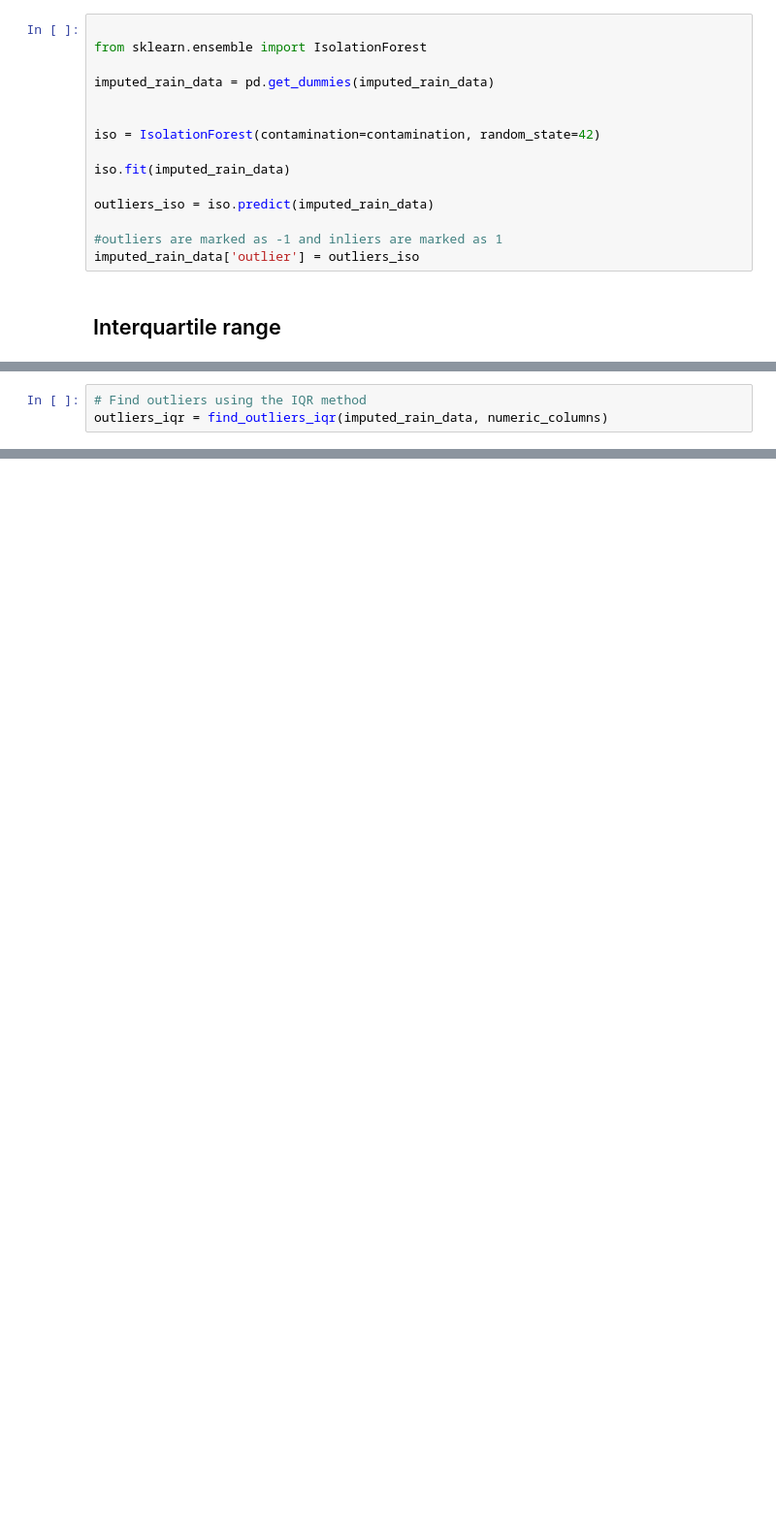
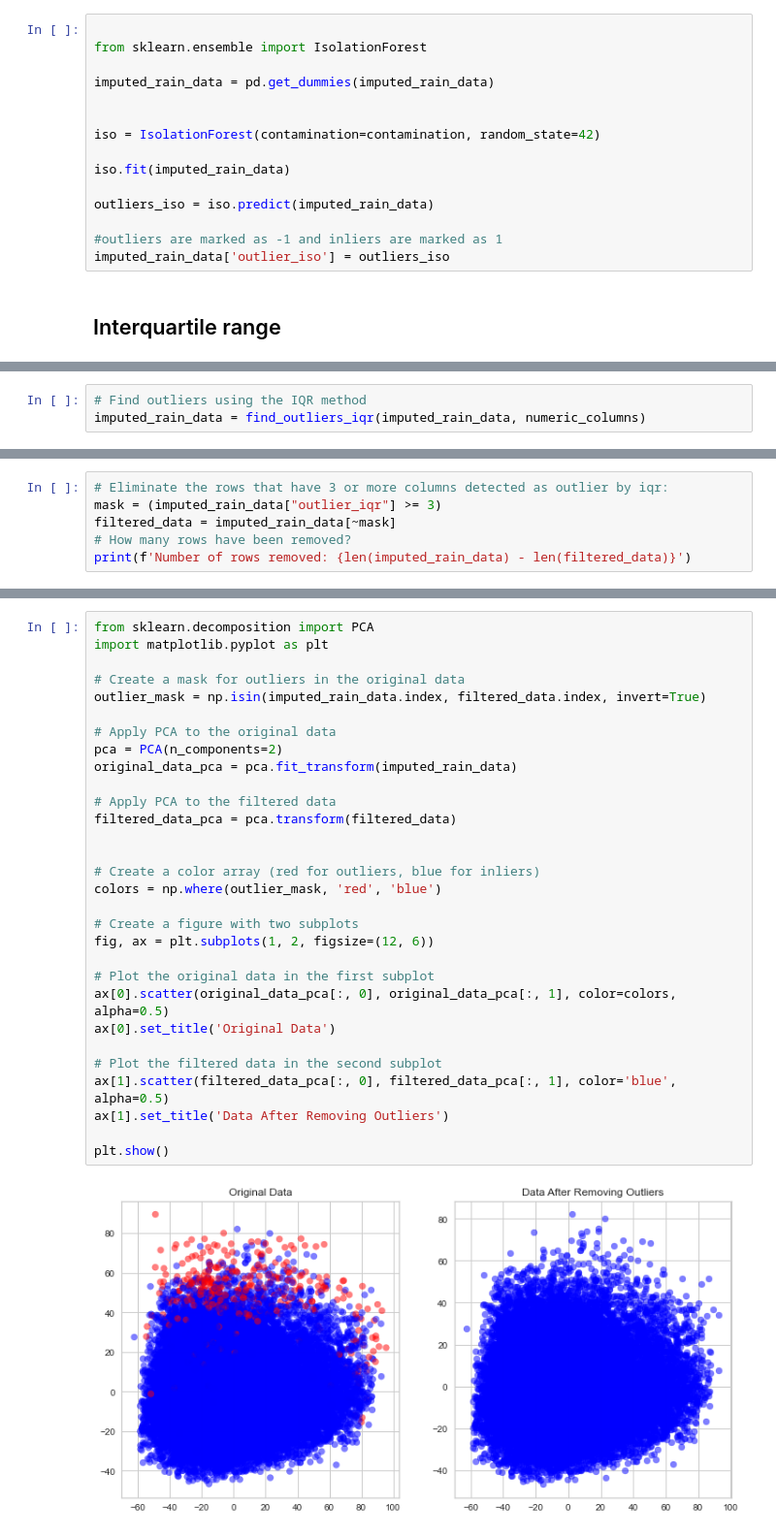
Before and after one commit to rogerbaiges/MLP-Model-Improvement-Project, a Jupyter notebook: src/MLP-lluc.ipynb, the cells around one changed output, grey strips where cells are left out. Shown at 97% size. Saved outputs shown, nothing was run; the diff lists cells and outputs as text; blank space fills up the shorter version.

```diff
--- a/src/MLP-lluc.ipynb
+++ b/src/MLP-lluc.ipynb
@@ -433,7 +412,7 @@ iso.fit(imputed_rain_data)
 outliers_iso = iso.predict(imputed_rain_data)
 
 #outliers are marked as -1 and inliers are marked as 1
-imputed_rain_data['outlier'] = outliers_iso
+imputed_rain_data['outlier_iso'] = outliers_iso
 # %% [markdown]
 ## Interquartile range
 # %%
@@ -475,5 +450,5 @@ def find_outliers_iqr(data, numerical_columns, categorical_columns=None):
 # %%
 # Find outliers using the IQR method
-outliers_iqr = find_outliers_iqr(imputed_rain_data, numeric_columns)
+imputed_rain_data = find_outliers_iqr(imputed_rain_data, numeric_columns)
 # %%
 
@@ -492,0 +475,6 @@ print(outliers_iqr['MinTemp'])
+# %%
+# Eliminate the rows that have 3 or more columns detected as outlier by iqr:
+mask = (imputed_rain_data["outlier_iqr"] >= 3)
+filtered_data = imputed_rain_data[~mask]
+# How many rows have been removed?
+print(f'Number of rows removed: {len(imputed_rain_data) - len(filtered_data)}')
@@ -492,0 +487,32 @@ print(outliers_iqr['MinTemp'])
+# %%
+from sklearn.decomposition import PCA
+import matplotlib.pyplot as plt
+
+# Create a mask for outliers in the original data
+outlier_mask = np.isin(imputed_rain_data.index, filtered_data.index, invert=True)
+
+# Apply PCA to the original data
+pca = PCA(n_components=2)
+original_data_pca = pca.fit_transform(imputed_rain_data)
+
+# Apply PCA to the filtered data
+filtered_data_pca = pca.transform(filtered_data)
+
+
+# Create a color array (red for outliers, blue for inliers)
+colors = np.where(outlier_mask, 'red', 'blue')
+
+# Create a figure with two subplots
+fig, ax = plt.subplots(1, 2, figsize=(12, 6))
+
+# Plot the original data in the first subplot
+ax[0].scatter(original_data_pca[:, 0], original_data_pca[:, 1], color=colors, alpha=0.5)
+ax[0].set_title('Original Data')
+
+# Plot the filtered data in the second subplot
+ax[1].scatter(filtered_data_pca[:, 0], filtered_data_pca[:, 1], color='blue', alpha=0.5)
+ax[1].set_title('Data After Removing Outliers')
+
+plt.show()
+# %% [output]
+[figure, added]
```
Also changed, not shown: parts of 26 cells of this notebook, 1 other file.
